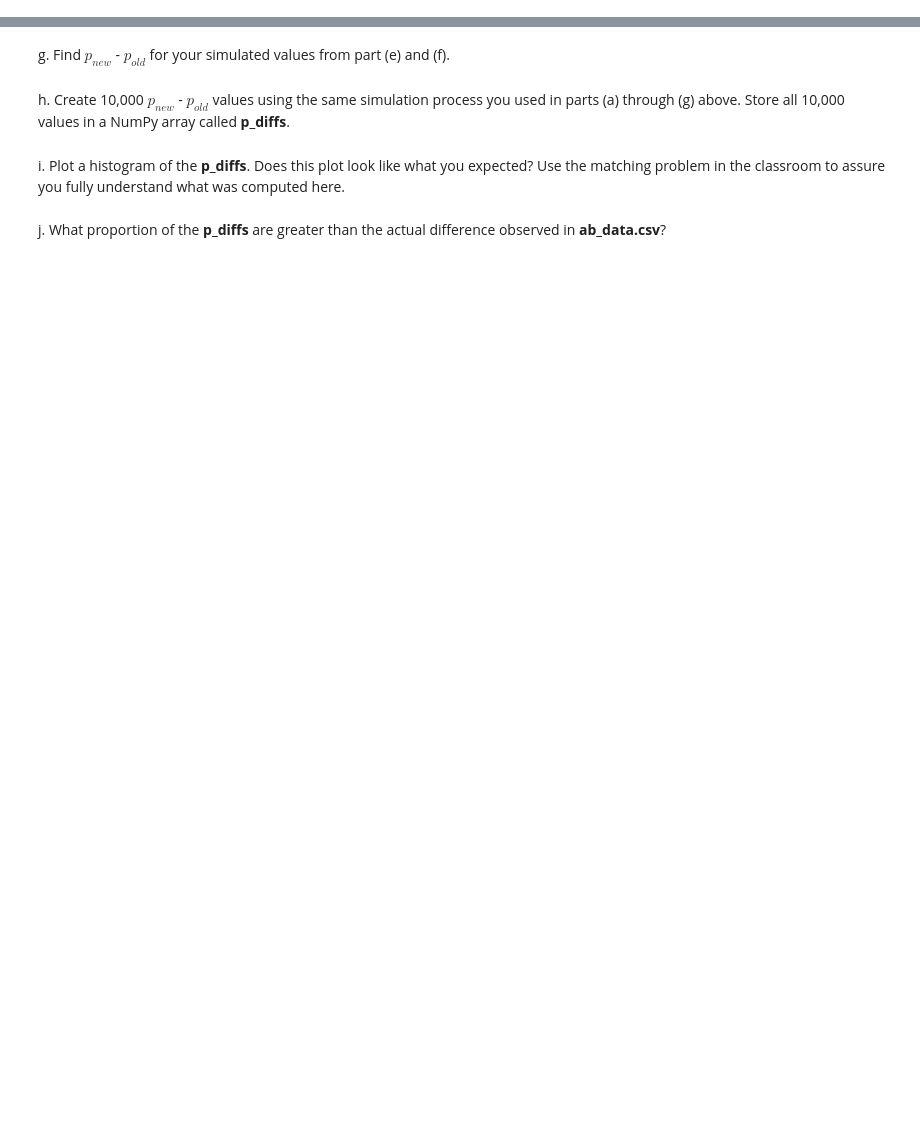
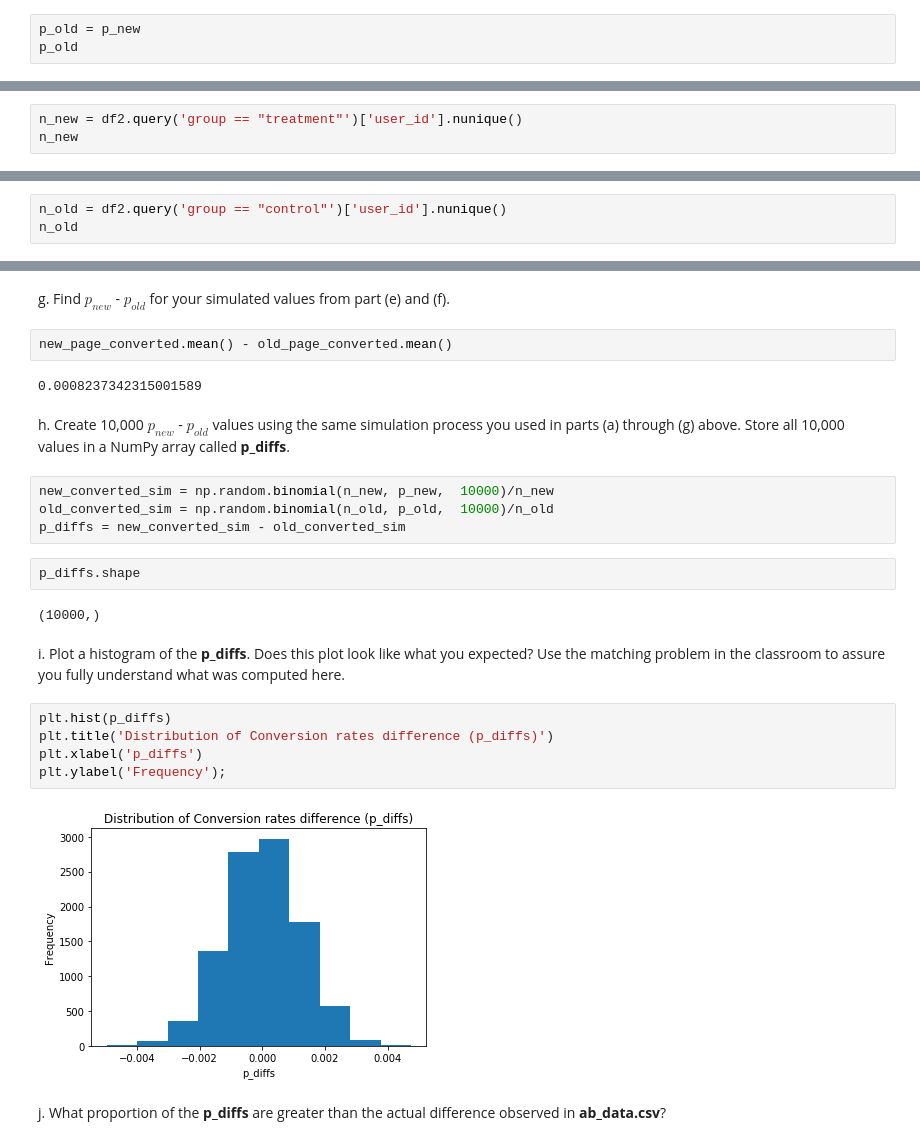
Before and after one commit to Victoriapm/Analyze_A-B_Test_Results, a Jupyter notebook: Analyze_ab_test_results_notebook.ipynb, the cells around one changed output, grey strips where cells are left out. Drawn from its saved outputs; the diff is of its cells as text; blank space fills up the shorter version.

Commit message:
feat: Add conversion rates calculation
Part II - A/B Test 1, 2. a -k

```diff
--- a/Analyze_ab_test_results_notebook.ipynb
+++ b/Analyze_ab_test_results_notebook.ipynb
@@ -185,2 +187,5 @@ a. What is the **conversion rate** for $p_{new}$ under the null?
 # %% [markdown]
 b. What is the **conversion rate** for $p_{old}$ under the null? <br><br>
+# %%
+p_old = p_new
+p_old
@@ -187,2 +194,5 @@ b. What is the **conversion rate** for $p_{old}$ under the null? <br><br>
 # %% [markdown]
 c. What is $n_{new}$, the number of individuals in the treatment group?
+# %%
+n_new = df2.query('group == "treatment"')['user_id'].nunique()
+n_new
@@ -189,2 +201,5 @@ c. What is $n_{new}$, the number of individuals in the treatment group?
 # %% [markdown]
 d. What is $n_{old}$, the number of individuals in the control group?
+# %%
+n_old = df2.query('group == "control"')['user_id'].nunique()
+n_old
@@ -195,8 +216,27 @@ f. Simulate $n_{old}$ transactions with a conversion rate of $p_{old}$ under the
 # %% [markdown]
 g. Find $p_{new}$ - $p_{old}$ for your simulated values from part (e) and (f).
+# %%
+new_page_converted.mean() - old_page_converted.mean()
+# %% [output]
+0.0008237342315001589
 # %% [markdown]
 h. Create 10,000 $p_{new}$ - $p_{old}$ values using the same simulation process you used in parts (a) through (g) above. Store all 10,000 values in a NumPy array called **p_diffs**.
+# %%
+new_converted_sim = np.random.binomial(n_new, p_new,  10000)/n_new
+old_converted_sim = np.random.binomial(n_old, p_old,  10000)/n_old
+p_diffs = new_converted_sim - old_converted_sim
+# %%
+p_diffs.shape
+# %% [output]
+(10000,)
 # %% [markdown]
 i. Plot a histogram of the **p_diffs**.  Does this plot look like what you expected?  Use the matching problem in the classroom to assure you fully understand what was computed here.
+# %%
+plt.hist(p_diffs)
+plt.title('Distribution of Conversion rates difference (p_diffs)')
+plt.xlabel('p_diffs')
+plt.ylabel('Frequency');
+# %% [output]
+[figure, added]
 # %% [markdown]
 j. What proportion of the **p_diffs** are greater than the actual difference observed in **ab_data.csv**?
```
Also changed, not shown: parts of 14 cells of this notebook.
